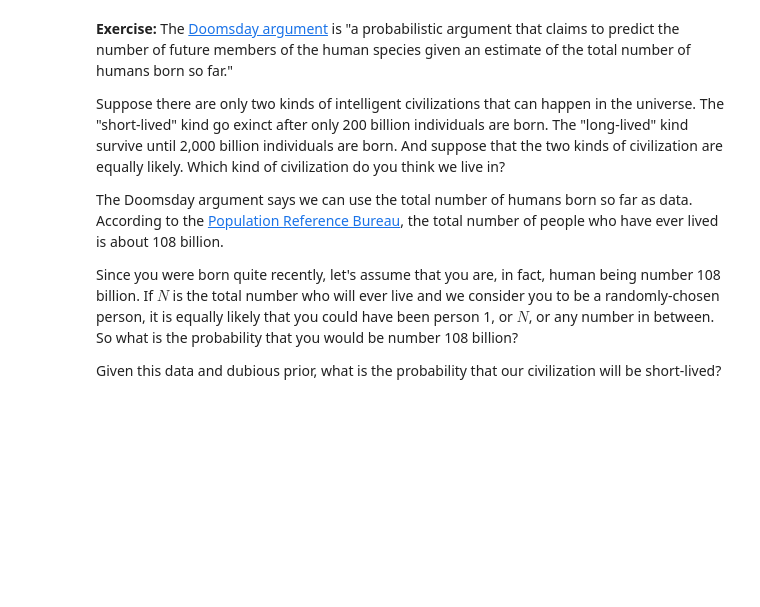
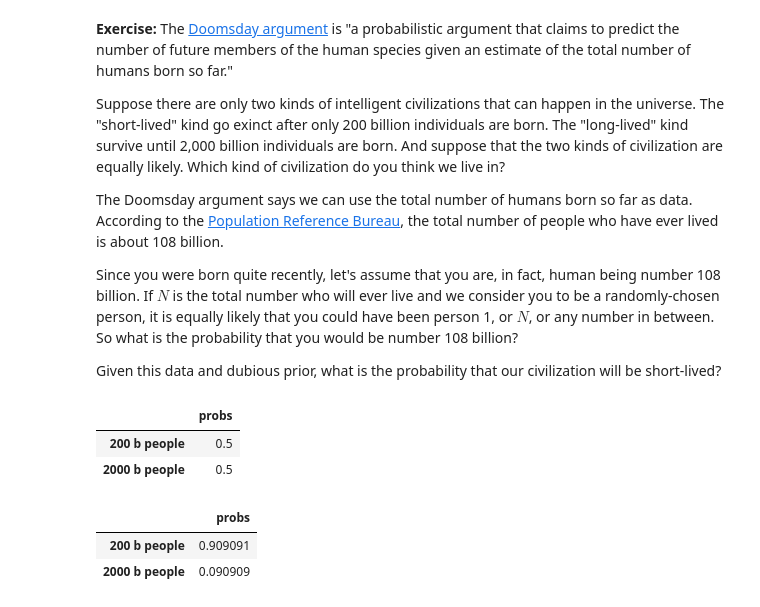
Before and after one commit to RamanMalykhin/thinkbayes_solutions, a Jupyter notebook: chap05_solved.ipynb, the cells around one changed output. Cells and saved outputs as stored; diff of their text form; code cells hidden in the pictures; blank space fills up the shorter version.

```diff
--- a/chap05_partially_solved.ipynb
+++ b/chap05_solved.ipynb
@@ -600,5 +616,25 @@ If $N$ is the total number who will ever live and we consider you to be a random
 So what is the probability that you would be number 108 billion?
 
 Given this data and dubious prior, what is the probability that our civilization will be short-lived?
+# %%
+# Solution goes here
+prior = Pmf(1,['200 b people','2000 b people'])
+prior.normalize()
+prior
+# %% [output]
+|  | probs |
+| 200 b people | 0.5 |
+| 2000 b people | 0.5 |
+# %%
+# Solution goes here
+likelihood = [1/200,1/2000]
+
+posterior = likelihood * prior
+posterior.normalize()
+posterior
+# %% [output]
+|  | probs |
+| 200 b people | 0.909091 |
+| 2000 b people | 0.090909 |
 # %%
 # Solution goes here
```
Also changed, not shown: parts of 4 cells of this notebook.
